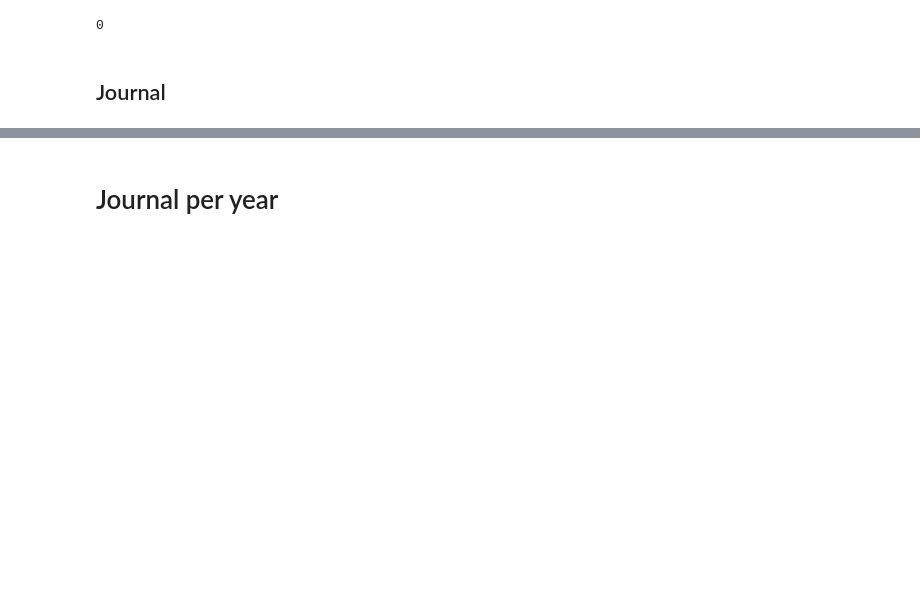
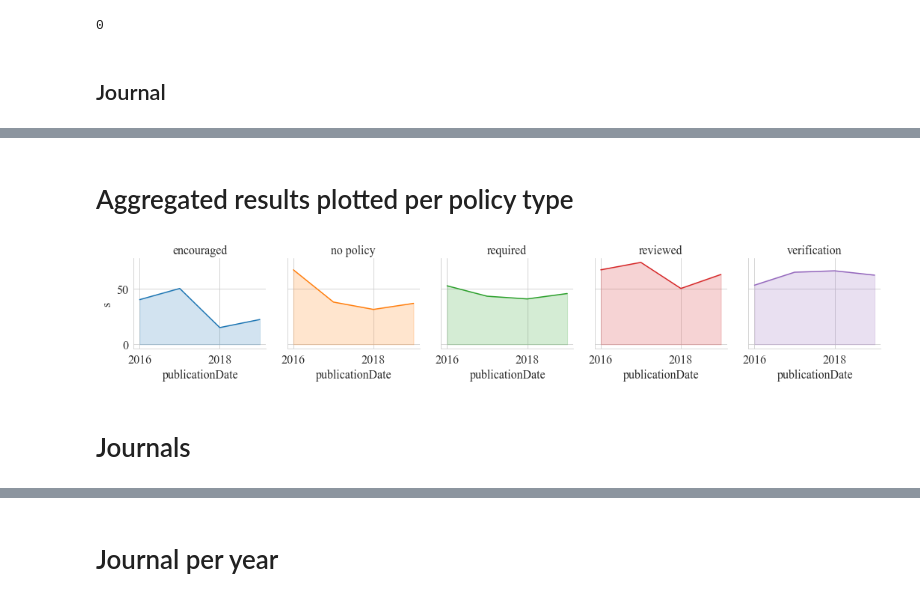
Before and after one commit to atrisovic/dataverse-r-study, a Jupyter notebook: analysis/metadata-level-success-analysis.ipynb, the cells around one changed output, grey strips where cells are left out. Drawn from its saved outputs; the diff is of its cells as text; code cells hidden in the pictures; blank space fills up the shorter version.

```diff
--- a/analysis/metadata-level-success-analysis.ipynb
+++ b/analysis/metadata-level-success-analysis.ipynb
@@ -373,0 +308,33 @@ plt.show()
+# %% [markdown]
+# Aggregated results plotted per policy type
+# %%
+temp = ag_journal_policy
+temp = temp.groupby(['publicationDate','type_y']).agg({'success': ['sum','count']}).reset_index()
+temp['s']=temp['success']['sum']*100. / temp['success']['count']
+# %%
+df= temp
+#g = sns.FacetGrid(df, col='type_y', hue='type_y', col_wrap=5, )
+g = sns.FacetGrid(
+    df[(df['publicationDate']<2020) & (df['publicationDate']>2015)], col='type_y', hue='type_y', col_wrap=5, )
+
+
+# Add the line over the area with the plot function
+colors = {"no policy": pal[4], "encouraged": pal[3], "required": pal[2], "reviewed": pal[1], "verification": pal[0]}
+g = g.map(plt.plot, 'publicationDate', 's')
+
+# Fill the area with fill_between
+g = g.map(plt.fill_between, 'publicationDate', 's', alpha=0.2).set_titles("{col_name}")
+
+# Control the title of each facet
+g = g.set_titles("{col_name}")
+
+# Add a title for the whole plo
+#plt.subplots_adjust(top=0.92)
+#g = g.fig.suptitle('Evolution of the value of stuff in 16 countries')
+
+#fig.tight_layout()
+#g.savefig("policy_type.png")
+#plt.title("Success rate per policy type from 2016 to 2019")
+#fig.show()
+# %% [output]
+[figure, added]
@@ -373,0 +343,2 @@ plt.show()
+# %% [markdown]
+# Journals
```
Also changed, not shown: parts of 62 cells of this notebook.
